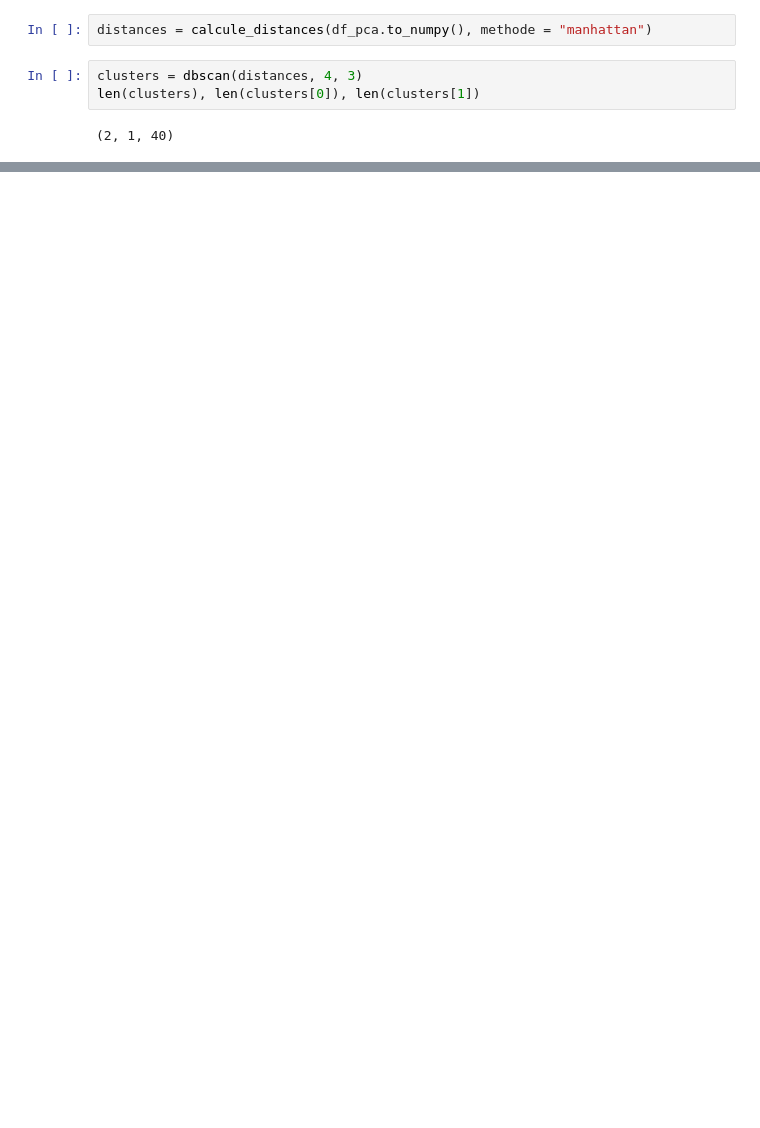
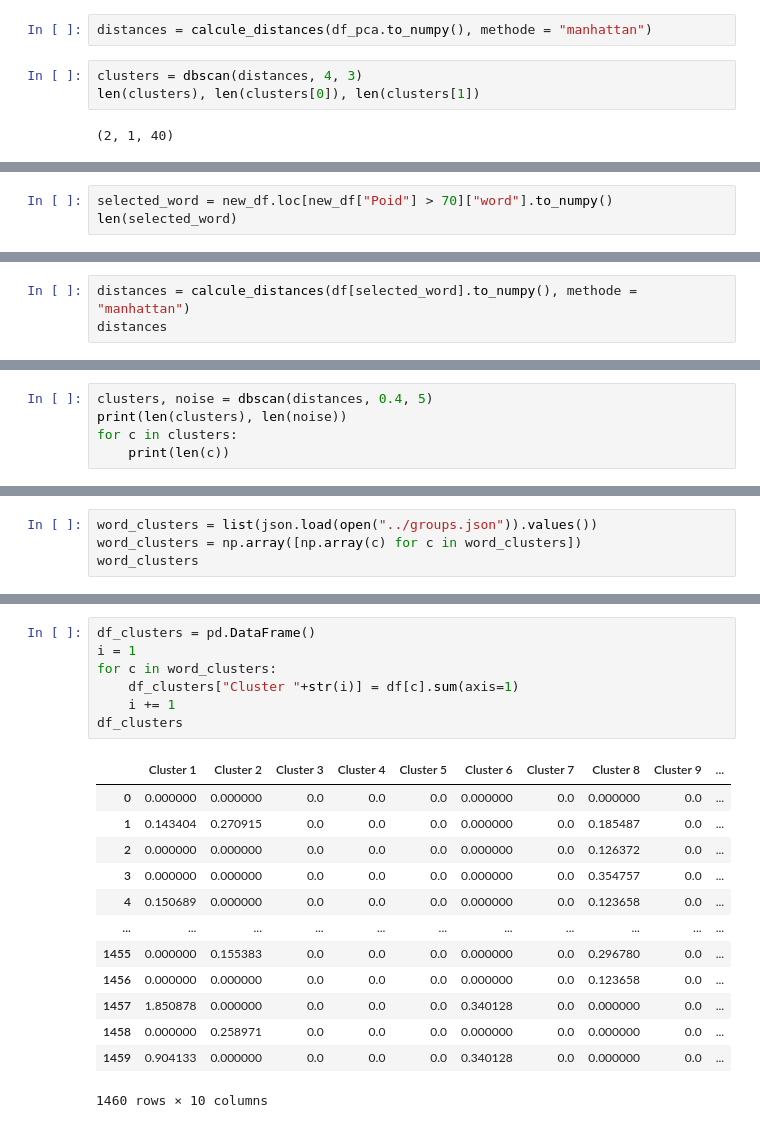
Before and after one commit to IliesChibane/Intelligent-Information-retrieval-System, a Jupyter notebook: Notebook/SRI_TextMining.ipynb, the cells around one changed output, grey strips where cells are left out. Saved outputs shown, nothing was run; the diff lists cells and outputs as text; blank space fills up the shorter version.

```diff
--- a/Notebook/SRI_TextMining.ipynb
+++ b/Notebook/SRI_TextMining.ipynb
@@ -185,0 +290,3 @@ len(clusters), len(clusters[0]), len(clusters[1])
+# %%
+selected_word = new_df.loc[new_df["Poid"] > 70]["word"].to_numpy()
+len(selected_word)
@@ -185,0 +295,3 @@ len(clusters), len(clusters[0]), len(clusters[1])
+# %%
+distances = calcule_distances(df[selected_word].to_numpy(), methode = "manhattan")
+distances
@@ -185,0 +318,5 @@ len(clusters), len(clusters[0]), len(clusters[1])
+# %%
+clusters, noise = dbscan(distances, 0.4, 5)
+print(len(clusters), len(noise))
+for c in clusters:
+    print(len(c))
@@ -185,0 +491,4 @@ len(clusters), len(clusters[0]), len(clusters[1])
+# %%
+word_clusters = list(json.load(open("../groups.json")).values())
+word_clusters = np.array([np.array(c) for c in word_clusters])
+word_clusters
@@ -185,0 +513,21 @@ len(clusters), len(clusters[0]), len(clusters[1])
+# %%
+df_clusters = pd.DataFrame()
+i = 1
+for c in word_clusters:
+    df_clusters["Cluster "+str(i)] = df[c].sum(axis=1)
+    i += 1
+df_clusters
+# %% [output]
+|  | Cluster 1 | Cluster 2 | Cluster 3 | Cluster 4 | Cluster 5 | Cluster 6 | Cluster 7 | Cluster 8 | Cluster 9 | ... |
+| 0 | 0.000000 | 0.000000 | 0.0 | 0.0 | 0.0 | 0.000000 | 0.0 | 0.000000 | 0.0 | ... |
+| 1 | 0.143404 | 0.270915 | 0.0 | 0.0 | 0.0 | 0.000000 | 0.0 | 0.185487 | 0.0 | ... |
+| 2 | 0.000000 | 0.000000 | 0.0 | 0.0 | 0.0 | 0.000000 | 0.0 | 0.126372 | 0.0 | ... |
+| 3 | 0.000000 | 0.000000 | 0.0 | 0.0 | 0.0 | 0.000000 | 0.0 | 0.354757 | 0.0 | ... |
+| 4 | 0.150689 | 0.000000 | 0.0 | 0.0 | 0.0 | 0.000000 | 0.0 | 0.123658 | 0.0 | ... |
+| ... | ... | ... | ... | ... | ... | ... | ... | ... | ... | ... |
+| 1455 | 0.000000 | 0.155383 | 0.0 | 0.0 | 0.0 | 0.000000 | 0.0 | 0.296780 | 0.0 | ... |
+| 1456 | 0.000000 | 0.000000 | 0.0 | 0.0 | 0.0 | 0.000000 | 0.0 | 0.123658 | 0.0 | ... |
+| 1457 | 1.850878 | 0.000000 | 0.0 | 0.0 | 0.0 | 0.340128 | 0.0 | 0.000000 | 0.0 | ... |
+| 1458 | 0.000000 | 0.258971 | 0.0 | 0.0 | 0.0 | 0.000000 | 0.0 | 0.000000 | 0.0 | ... |
+| 1459 | 0.904133 | 0.000000 | 0.0 | 0.0 | 0.0 | 0.340128 | 0.0 | 0.000000 | 0.0 | ... |
+1460 rows × 10 columns
```
Also changed, not shown: parts of 46 cells of this notebook.
